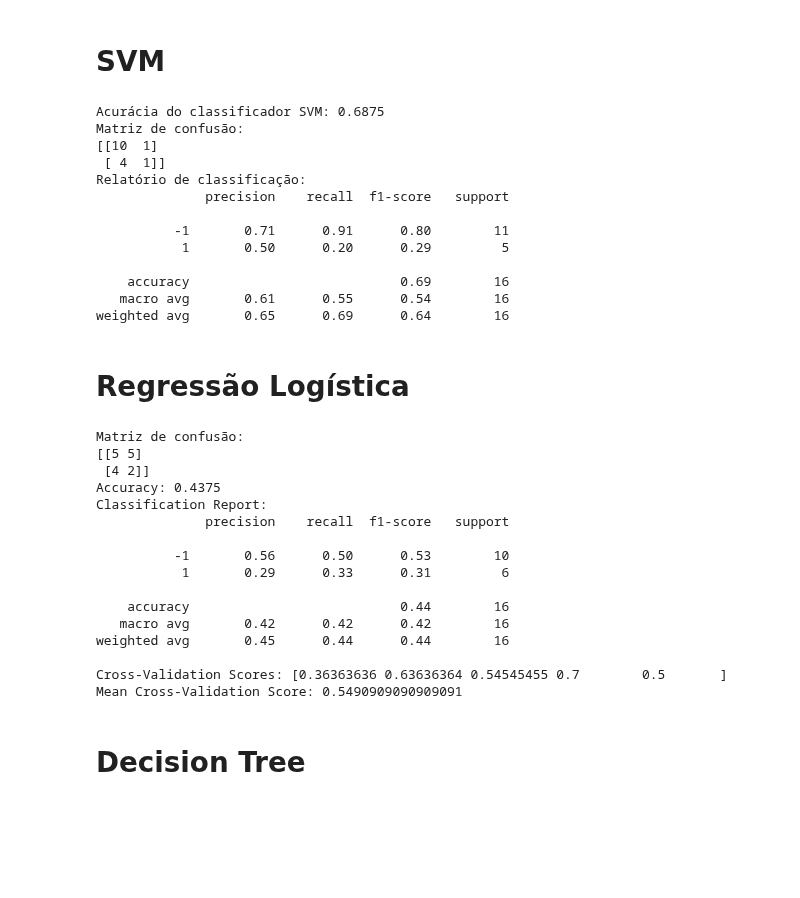
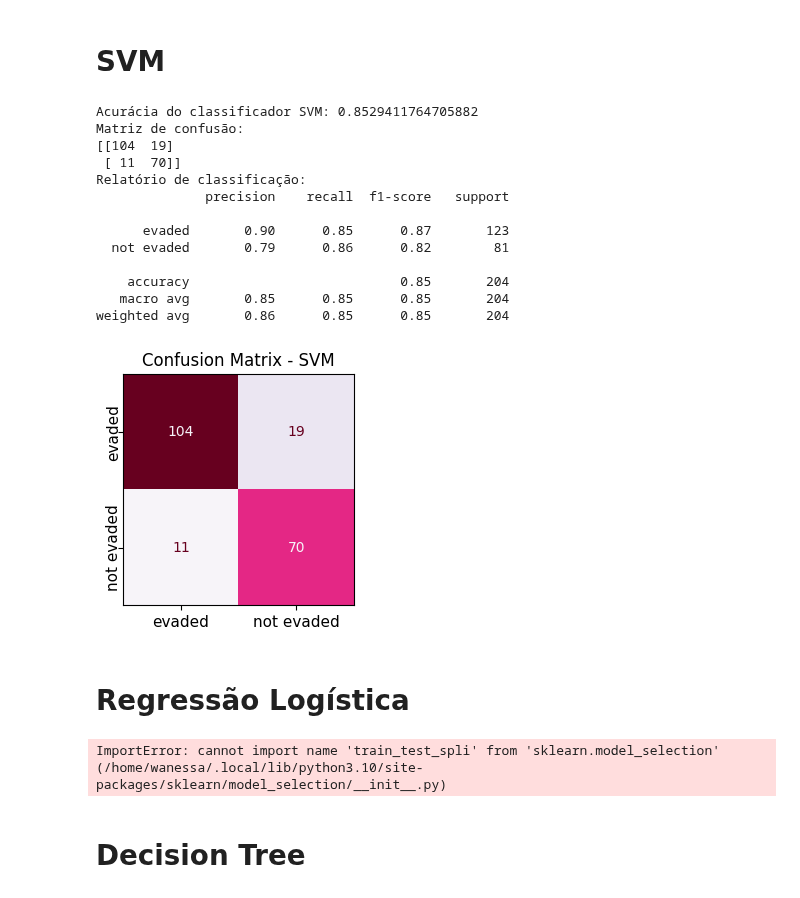
Before and after one commit to wanessabezerra/dataframe-bsi, a Jupyter notebook: dataframe-bsi/classificacao.ipynb, the cells around one changed output. Cells and saved outputs as stored; diff of their text form; code cells hidden in the pictures; blank space fills up the shorter version.

Commit message:
:hammer: Atualização de classificação #9

```diff
--- a/dataframe-bsi/classificacao.ipynb
+++ b/dataframe-bsi/classificacao.ipynb
@@ -5,2 +8,2 @@ import csv
 # %%
-df_dados = pd.read_csv('df_2009_2.csv', sep=',')
+df_dados = pd.read_csv('df_total.csv', sep=',')
@@ -304,10 +10,10 @@ df_dados = df_dados[semestre8]'''
+# %%
+# Substituir -1 por 'evade' e 1 por 'not evade' na coluna 'status'
+df_dados['status'] = df_dados['status'].replace({-1: 'evaded', 1: 'not evaded'})
 # %% [markdown]
 # SVM
 # %%
-import pandas as pd
-from sklearn.model_selection import train_test_split
 from sklearn.svm import SVC
-from sklearn.metrics import accuracy_score, confusion_matrix, classification_report
 
 # Filtrar as classes com mais de uma instância
 class_counts = df_dados['status'].value_counts()
@@ -320,51 +26,62 @@ y = df_filtered['status'].to_numpy()
 
 # Dividir os dados em conjuntos de treino e teste
 X_train, X_test, y_train, y_test = train_test_split(x, y, test_size=0.3, random_state=42, stratify=y)
 
 # Treinar o classificador SVM
 classifier = SVC(kernel='linear', C=1)
 classifier.fit(X_train, y_train)
 
 # Fazer previsões no conjunto de teste
 y_pred = classifier.predict(X_test)
 
 # Avaliar a precisão do classificador
 accuracy = accuracy_score(y_test, y_pred)
 print("Acurácia do classificador SVM:", accuracy)
 
 # Exibir a matriz de confusão
 conf_matrix = confusion_matrix(y_test, y_pred)
 print("Matriz de confusão:")
 print(conf_matrix)
 
 # Exibir o relatório de classificação
 class_report = classification_report(y_test, y_pred)
 print("Relatório de classificação:")
 print(class_report)
+# Exibir uma versão mais visual da matriz de confusão sem a colorbar
+labels = np.unique(y_test)  # Obter os rótulos únicos
+disp = ConfusionMatrixDisplay(confusion_matrix=conf_matrix, display_labels=labels)
+fig, ax = plt.subplots(figsize=(3, 3))
+disp.plot(cmap=plt.cm.PuRd, ax=ax, colorbar=False)
+plt.yticks(rotation=90, ha='center', va='center', fontsize=11)
+plt.xticks(fontsize=11)
+# Remover os rótulos dos eixos
+ax.set_xlabel('')
+ax.set_ylabel('')
+plt.title('Confusion Matrix - SVM', fontsize=12)
+plt.show()
 # %% [output]
-Acurácia do classificador SVM: 0.6875
+Acurácia do classificador SVM: 0.8529411764705882
 Matriz de confusão:
-[[10  1]
- [ 4  1]]
+[[104  19]
+ [ 11  70]]
 Relatório de classificação:
               precision    recall  f1-score   support
 
-          -1       0.71      0.91      0.80        11
-           1       0.50      0.20      0.29         5
+      evaded       0.90      0.85      0.87       123
+  not evaded       0.79      0.86      0.82        81
 
-    accuracy                           0.69        16
-   macro avg       0.61      0.55      0.54        16
-weighted avg       0.65      0.69      0.64        16
+    accuracy                           0.85       204
+   macro avg       0.85      0.85      0.85       204
+weighted avg       0.86      0.85      0.85       204
+[figure, added]
 # %% [markdown]
 # Regressão Logística
 # %%
 import pandas as pd
 from sklearn.linear_model import LogisticRegression
-from sklearn.model_selection import train_test_split, cross_val_score
+from sklearn.model_selection import train_test_spli
 from sklearn.metrics import accuracy_score, confusion_matrix, classification_report
 
-# Carregar os dados
-#df_dados = pd.read_csv('df_bsi_teste.csv', sep=',')
 
 # Filtrar as classes com mais de uma instância
 class_counts = df_dados['status'].value_counts()
@@ -377,7 +94,7 @@ y = df_filtered['status'].to_numpy()
 
 
 # Dividir os dados em conjuntos de treino e teste
-X_train, X_test, y_train, y_test = train_test_split(X, y, test_size=0.3, random_state=42)
+X_train, X_test, y_train, y_test = train_test_split(X, y, test_size=0.3, random_state=42, stratify=y)
 
 # Criar e treinar o modelo de Regressão Logística com o solver liblinear
 model = LogisticRegression(max_iter=2000, solver='liblinear', C=1.0)
@@ -403,23 +120,25 @@ print("Classification Report:")
 print(report)
 print(f"Cross-Validation Scores: {cv_scores}")
 print(f"Mean Cross-Validation Score: {cv_scores.mean()}")
+
+# Exibir o relatório de classificação
+class_report = classification_report(y_test, y_pred)
+print("Relatório de classificação:")
+print(class_report)
+# Exibir uma versão mais visual da matriz de confusão sem a colorbar
+labels = np.unique(y_test)  # Obter os rótulos únicos
+disp = ConfusionMatrixDisplay(confusion_matrix=conf_matrix, display_labels=labels)
+fig, ax = plt.subplots(figsize=(3, 3))
+disp.plot(cmap=plt.cm.PuRd, ax=ax, colorbar=False)
+plt.yticks(rotation=90, ha='center', va='center', fontsize=11)
+plt.xticks(fontsize=11)
+# Remover os rótulos dos eixos
+ax.set_xlabel('')
+ax.set_ylabel('')
+plt.title('Confusion Matrix - Regression Logistic', fontsize=12)
+plt.show()
 # %% [output]
-Matriz de confusão:
-[[5 5]
- [4 2]]
-Accuracy: 0.4375
-Classification Report:
-              precision    recall  f1-score   support
-
-          -1       0.56      0.50      0.53        10
-           1       0.29      0.33      0.31         6
-
-    accuracy                           0.44        16
-   macro avg       0.42      0.42      0.42        16
-weighted avg       0.45      0.44      0.44        16
-
-Cross-Validation Scores: [0.36363636 0.63636364 0.54545455 0.7        0.5       ]
-Mean Cross-Validation Score: 0.5490909090909091
+ImportError: cannot import name 'train_test_spli' from 'sklearn.model_selection' (/home/wanessa/.local/lib/python3.10/site-packages/sklearn/model_selection/__init__.py)
 # %% [markdown]
 # Decision Tree
 # %%
```
Also changed, not shown: parts of 12 cells of this notebook.
